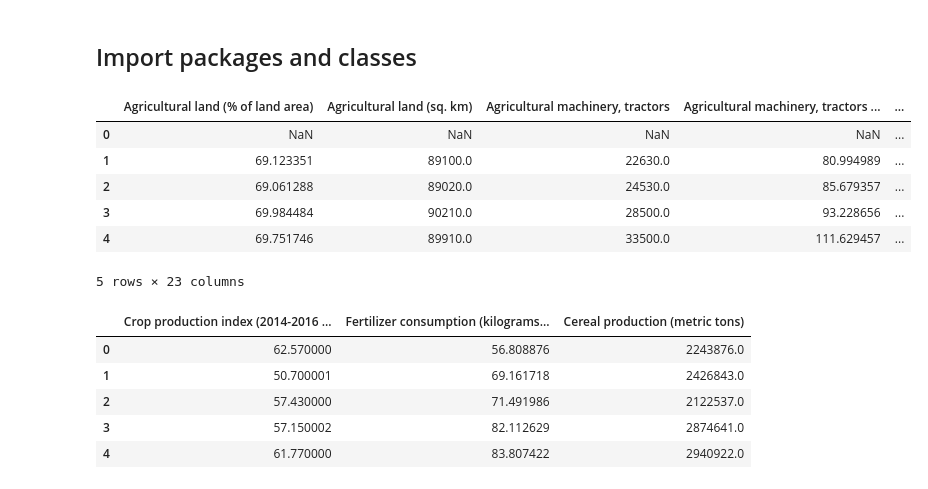
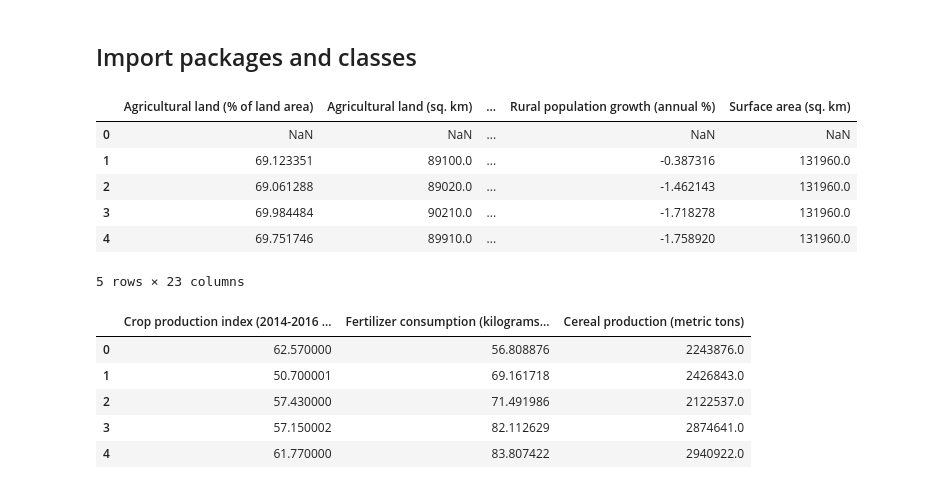
Before and after one commit to ZacharakisAndreas/MachineRhythms, a Jupyter notebook: Algorithms/2.MultipleLinearRegression/notebooks/MLR_analysis.ipynb, the cells around one changed output. Drawn from its saved outputs; the diff is of its cells as text; code cells hidden in the pictures.

```diff
--- a/Algorithms/2.MultipleLinearRegression/notebooks/MLR_analysis.ipynb
+++ b/Algorithms/2.MultipleLinearRegression/notebooks/MLR_analysis.ipynb
@@ -12,16 +12,16 @@ from sklearn.linear_model import LinearRegression
 from sklearn.model_selection import train_test_split
 from mpl_toolkits.mplot3d import Axes3D
 # %%
-data_raw = pd.read_csv('../../../datasets/Greece - Agriculture and Rural Development/agriculture-and-rural-development_grc.csv')
-pd.set_option('display.max_columns', 10)
+data_raw = pd.read_csv('../../../Datasets/Greece - Agriculture and Rural Development/agriculture-and-rural-development_grc.csv')
+pd.set_option('display.max_columns', 4)
 data_raw.head()
 # %% [output]
-|  | Agricultural land (% of land area) | Agricultural land (sq. km) | Agricultural machinery, tractors | Agricultural machinery, tractors ... | ... |
-| 0 | NaN | NaN | NaN | NaN | ... |
-| 1 | 69.123351 | 89100.0 | 22630.0 | 80.994989 | ... |
-| 2 | 69.061288 | 89020.0 | 24530.0 | 85.679357 | ... |
-| 3 | 69.984484 | 90210.0 | 28500.0 | 93.228656 | ... |
-| 4 | 69.751746 | 89910.0 | 33500.0 | 111.629457 | ... |
+|  | Agricultural land (% of land area) | Agricultural land (sq. km) | ... | Rural population growth (annual %) | Surface area (sq. km) |
+| 0 | NaN | NaN | ... | NaN | NaN |
+| 1 | 69.123351 | 89100.0 | ... | -0.387316 | 131960.0 |
+| 2 | 69.061288 | 89020.0 | ... | -1.462143 | 131960.0 |
+| 3 | 69.984484 | 90210.0 | ... | -1.718278 | 131960.0 |
+| 4 | 69.751746 | 89910.0 | ... | -1.758920 | 131960.0 |
 5 rows × 23 columns
 # %%
 variable_x1 = "Crop production index (2014-2016 = 100)"
```
Also changed, not shown: parts of 6 cells of this notebook.
